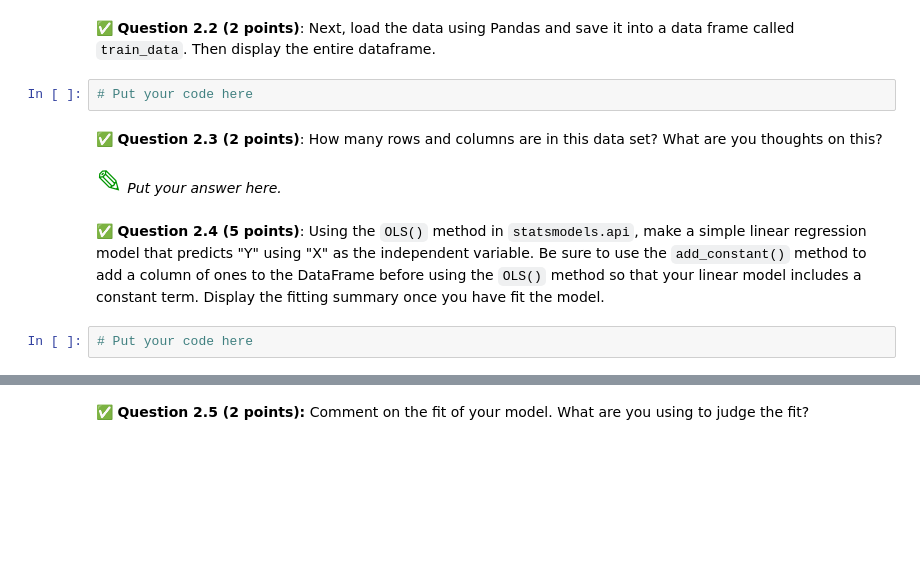
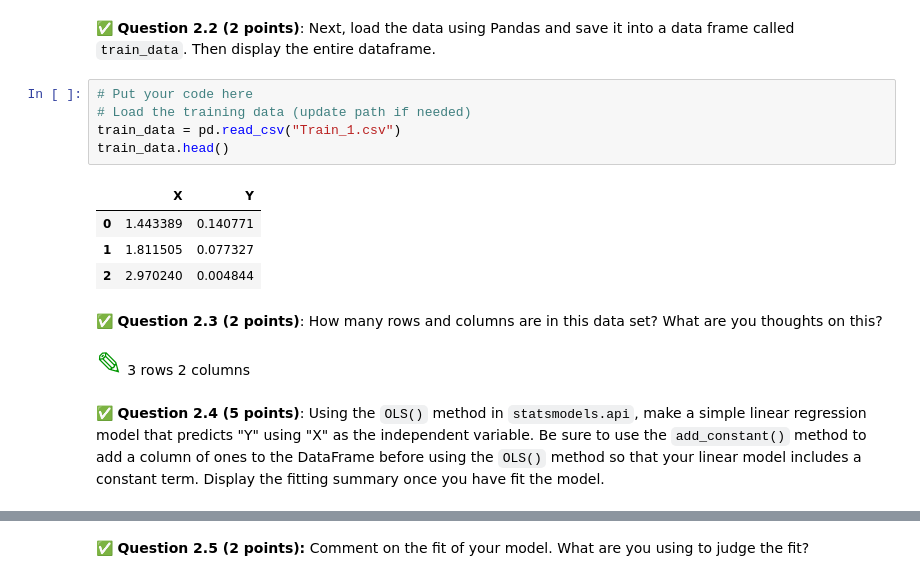
Before and after one commit to JosephM16/CMSE202-f25-turnin, a Jupyter notebook: hw-03/HW-03_Regression-S26-STUDENT.ipynb, the cells around one changed output, grey strips where cells are left out. Saved outputs shown, nothing was run; the diff lists cells and outputs as text; blank space fills up the shorter version.

````diff
--- a/hw-03/HW-03_Regression-S26-STUDENT.ipynb
+++ b/hw-03/HW-03_Regression-S26-STUDENT.ipynb
@@ -110,13 +113,19 @@ In this part, we'll perform some one-variable linear regression analysis on the
 ```
 # %% [markdown]
 &#9989;  **Question 2.2 (2 points)**: Next, load the data using Pandas and save it into a data frame called `train_data`. Then display the entire dataframe.
-# %%
-# Put your code here
+# %%
+# Put your code here
+# Load the training data (update path if needed)
+train_data = pd.read_csv("Train_1.csv")
+train_data.head()
+# %% [output]
+|  | X | Y |
+| 0 | 1.443389 | 0.140771 |
+| 1 | 1.811505 | 0.077327 |
+| 2 | 2.970240 | 0.004844 |
 # %% [markdown]
 &#9989;  **Question 2.3 (2 points)**: How many rows and columns are in this data set? What are you thoughts on this?
 # %% [markdown]
-<font size=6 color="#009600">&#9998;</font> _Put your answer here._
+<font size=6 color="#009600">&#9998;</font> 3 rows 2 columns
 # %% [markdown]
  &#9989; **Question 2.4 (5 points)**: Using the `OLS()` method in `statsmodels.api`, make a simple linear regression model that predicts "Y" using "X" as the independent variable. Be sure to use the `add_constant()` method to add a column of ones to the DataFrame before using the `OLS()` method so that your linear model includes a constant term. Display the fitting summary once you have fit the model.
-# %%
-# Put your code here
````
Also changed, not shown: parts of 18 cells of this notebook.
